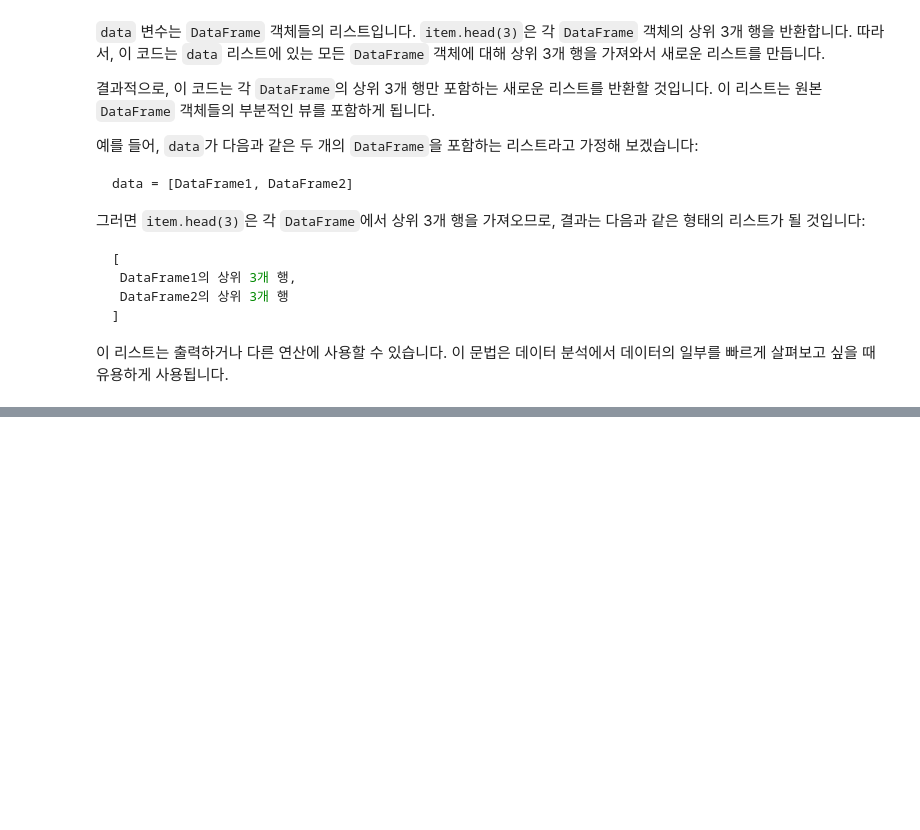
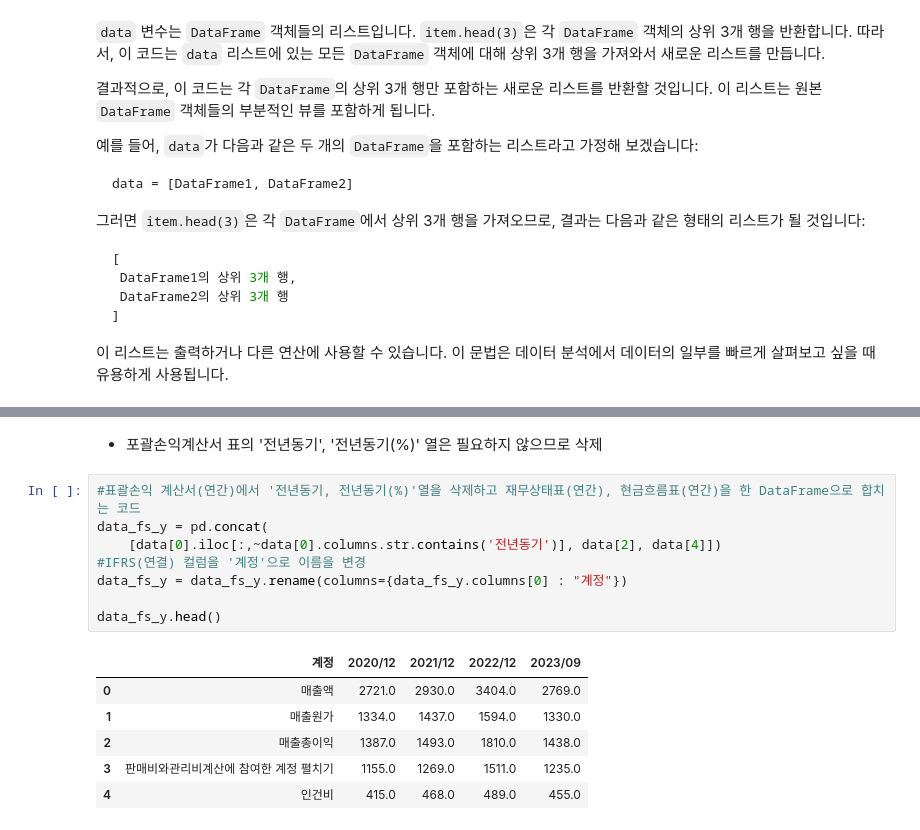
Before and after one commit to 12ZodiacSigns/Quant_Investing-python, a Jupyter notebook: 10_ex.ipynb, the cells around one changed output, grey strips where cells are left out. Cells and saved outputs as stored; diff of their text form; blank space fills up the shorter version.

```diff
--- a/10_ex.ipynb
+++ b/10_ex.ipynb
@@ -1068,0 +1085,17 @@ data = [DataFrame1, DataFrame2]
+# %% [markdown]
+- 포괄손익계산서 표의 '전년동기', '전년동기(%)' 열은 필요하지 않으므로 삭제
+# %%
+#표괄손익 계산서(연간)에서 '전년동기, 전년동기(%)'열을 삭제하고 재무상태표(연간), 현금흐름표(연간)을 한 DataFrame으로 합치는 코드
+data_fs_y = pd.concat(
+    [data[0].iloc[:,~data[0].columns.str.contains('전년동기')], data[2], data[4]])
+#IFRS(연결) 컬럼을 '계정'으로 이름을 변경
+data_fs_y = data_fs_y.rename(columns={data_fs_y.columns[0] : "계정"})
+
+data_fs_y.head()
+# %% [output]
+|  | 계정 | 2020/12 | 2021/12 | 2022/12 | 2023/09 |
+| 0 | 매출액 | 2721.0 | 2930.0 | 3404.0 | 2769.0 |
+| 1 | 매출원가 | 1334.0 | 1437.0 | 1594.0 | 1330.0 |
+| 2 | 매출총이익 | 1387.0 | 1493.0 | 1810.0 | 1438.0 |
+| 3 | 판매비와관리비계산에 참여한 계정 펼치기 | 1155.0 | 1269.0 | 1511.0 | 1235.0 |
+| 4 | 인건비 | 415.0 | 468.0 | 489.0 | 455.0 |
```
Also changed, not shown: parts of 28 cells of this notebook.
